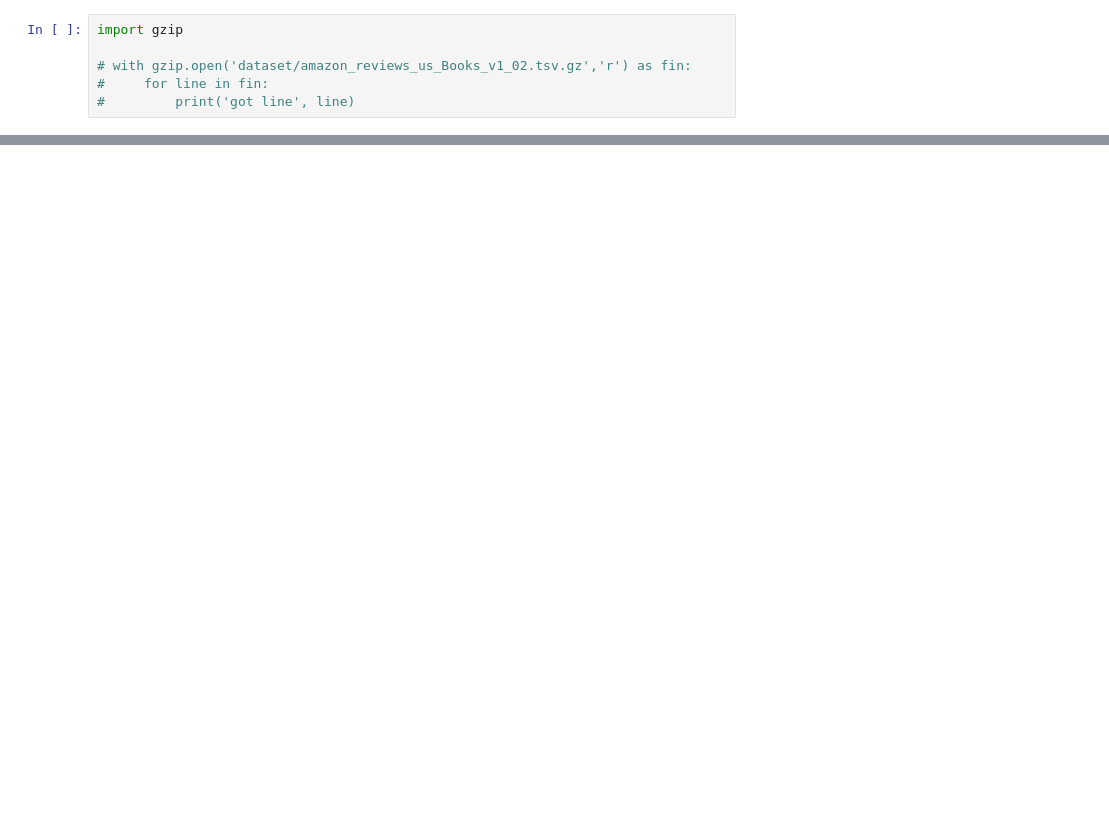
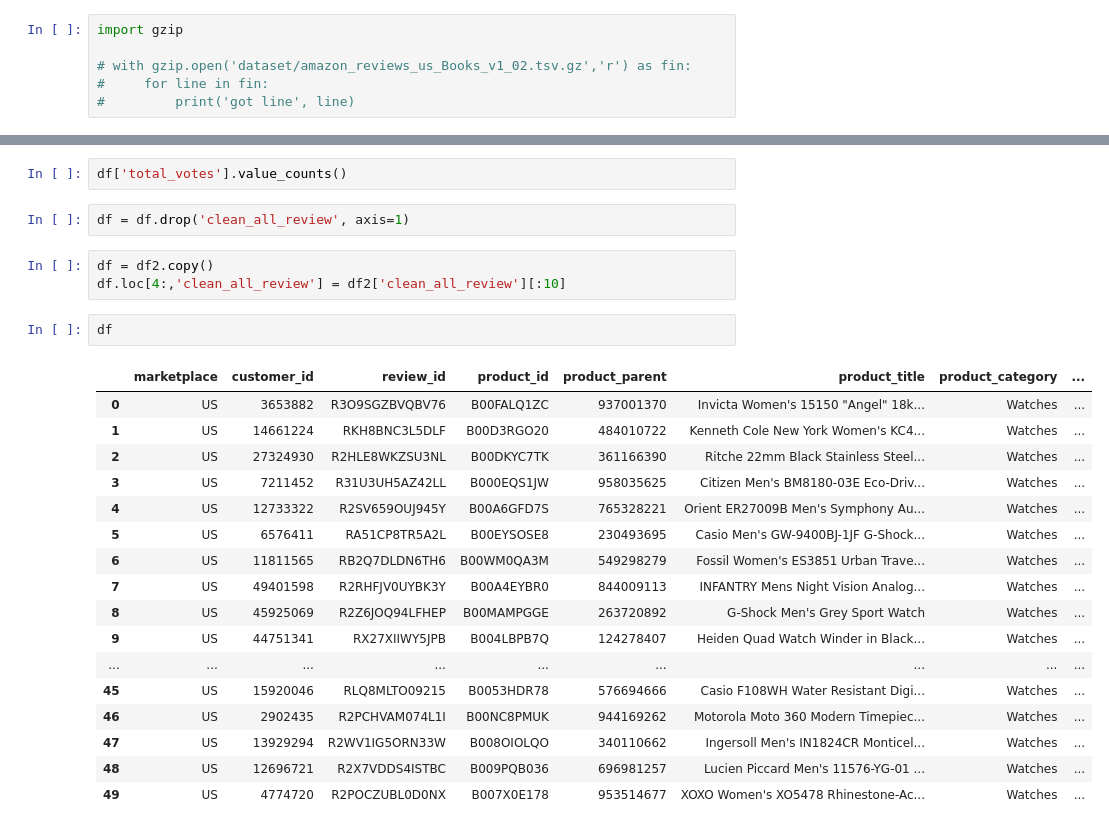
Before and after one commit to RahmatHardian/intermediate_datascience, a Jupyter notebook: PYTN_Assign03_Rahmat-Hardianv02.ipynb, the cells around one changed output, grey strips where cells are left out. Cells and saved outputs as stored; diff of their text form; blank space fills up the shorter version.

```diff
--- a/PYTN_Assign03_Rahmat-Hardianv02.ipynb
+++ b/PYTN_Assign03_Rahmat-Hardianv02.ipynb
@@ -96,0 +293,27 @@ df[df['star_rating'] > 3]
+# %%
+df['total_votes'].value_counts()
+# %%
+df = df.drop('clean_all_review', axis=1)
+# %%
+df = df2.copy()
+df.loc[4:,'clean_all_review'] = df2['clean_all_review'][:10]
+# %%
+df
+# %% [output]
+|  | marketplace | customer_id | review_id | product_id | product_parent | product_title | product_category | ... |
+| 0 | US | 3653882 | R3O9SGZBVQBV76 | B00FALQ1ZC | 937001370 | Invicta Women's 15150 "Angel" 18k... | Watches | ... |
+| 1 | US | 14661224 | RKH8BNC3L5DLF | B00D3RGO20 | 484010722 | Kenneth Cole New York Women's KC4... | Watches | ... |
+| 2 | US | 27324930 | R2HLE8WKZSU3NL | B00DKYC7TK | 361166390 | Ritche 22mm Black Stainless Steel... | Watches | ... |
+| 3 | US | 7211452 | R31U3UH5AZ42LL | B000EQS1JW | 958035625 | Citizen Men's BM8180-03E Eco-Driv... | Watches | ... |
+| 4 | US | 12733322 | R2SV659OUJ945Y | B00A6GFD7S | 765328221 | Orient ER27009B Men's Symphony Au... | Watches | ... |
+| 5 | US | 6576411 | RA51CP8TR5A2L | B00EYSOSE8 | 230493695 | Casio Men's GW-9400BJ-1JF G-Shock... | Watches | ... |
+| 6 | US | 11811565 | RB2Q7DLDN6TH6 | B00WM0QA3M | 549298279 | Fossil Women's ES3851 Urban Trave... | Watches | ... |
+| 7 | US | 49401598 | R2RHFJV0UYBK3Y | B00A4EYBR0 | 844009113 | INFANTRY Mens Night Vision Analog... | Watches | ... |
+| 8 | US | 45925069 | R2Z6JOQ94LFHEP | B00MAMPGGE | 263720892 | G-Shock Men's Grey Sport Watch | Watches | ... |
+| 9 | US | 44751341 | RX27XIIWY5JPB | B004LBPB7Q | 124278407 | Heiden Quad Watch Winder in Black... | Watches | ... |
+| ... | ... | ... | ... | ... | ... | ... | ... | ... |
+| 45 | US | 15920046 | RLQ8MLTO09215 | B0053HDR78 | 576694666 | Casio F108WH Water Resistant Digi... | Watches | ... |
+| 46 | US | 2902435 | R2PCHVAM074L1I | B00NC8PMUK | 944169262 | Motorola Moto 360 Modern Timepiec... | Watches | ... |
+| 47 | US | 13929294 | R2WV1IG5ORN33W | B008OIOLQO | 340110662 | Ingersoll Men's IN1824CR Monticel... | Watches | ... |
+| 48 | US | 12696721 | R2X7VDDS4ISTBC | B009PQB036 | 696981257 | Lucien Piccard Men's 11576-YG-01 ... | Watches | ... |
+| 49 | US | 4774720 | R2POCZUBL0D0NX | B007X0E178 | 953514677 | XOXO Women's XO5478 Rhinestone-Ac... | Watches | ... |
```
Also changed, not shown: parts of 42 cells of this notebook, 9 other files.
